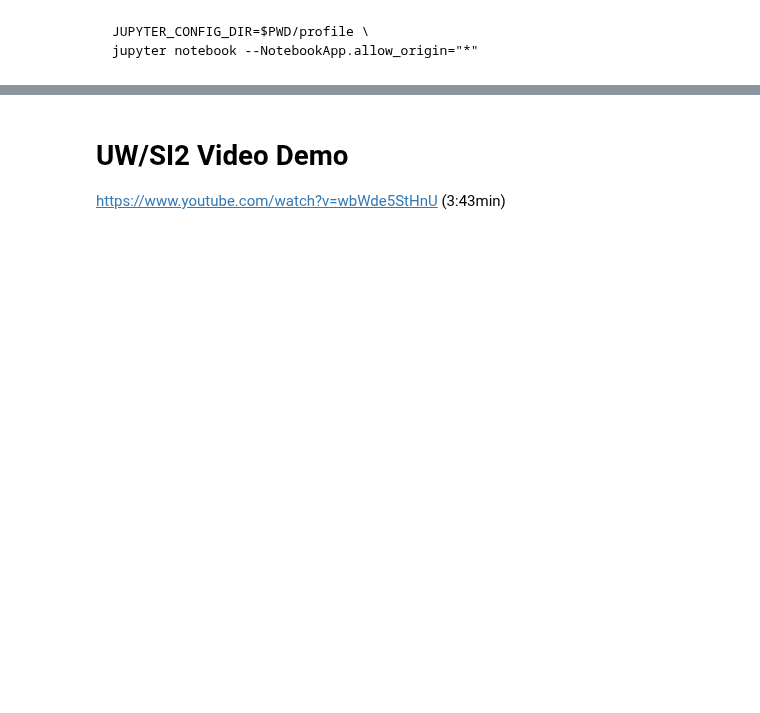
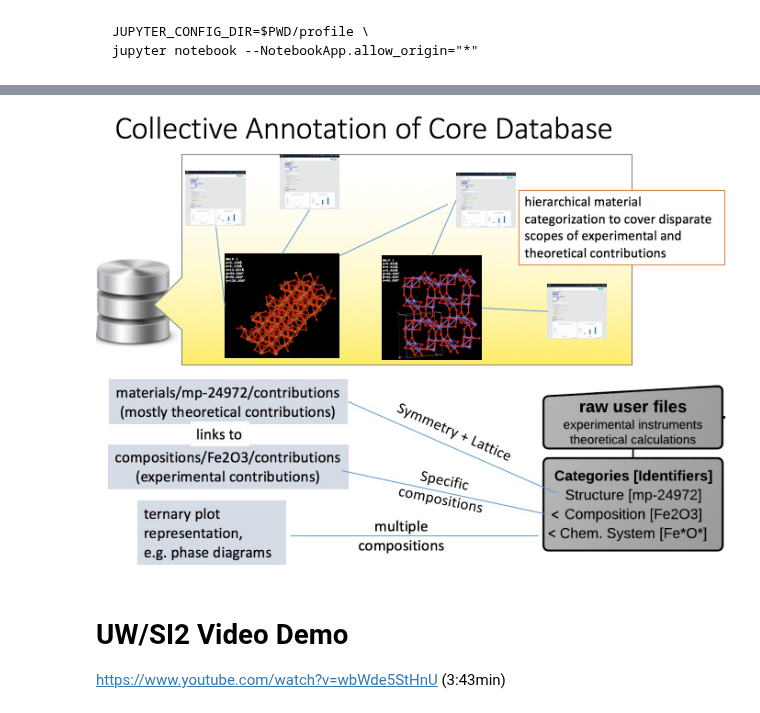
Before and after one commit to materialsproject/MPContribs, a Jupyter notebook: notebooks/workshop-2016/mpcontribs.ipynb, the cells around one changed output, grey strips where cells are left out. Cells and saved outputs as stored; diff of their text form; code cells hidden in the pictures; blank space fills up the shorter version.

```diff
--- a/notebooks/workshop-2016/mpcontribs.ipynb
+++ b/notebooks/workshop-2016/mpcontribs.ipynb
@@ -20,3 +22,7 @@ jupyter notebook --NotebookApp.allow_origin="*"
+# %%
+Image(filename="mpcontribs_slide2.jpg")
+# %% [output]
+[figure, added]
 # %% [markdown]
 # UW/SI2 Video Demo
 
```
Also changed, not shown: parts of 25 cells of this notebook, 1 other file.
